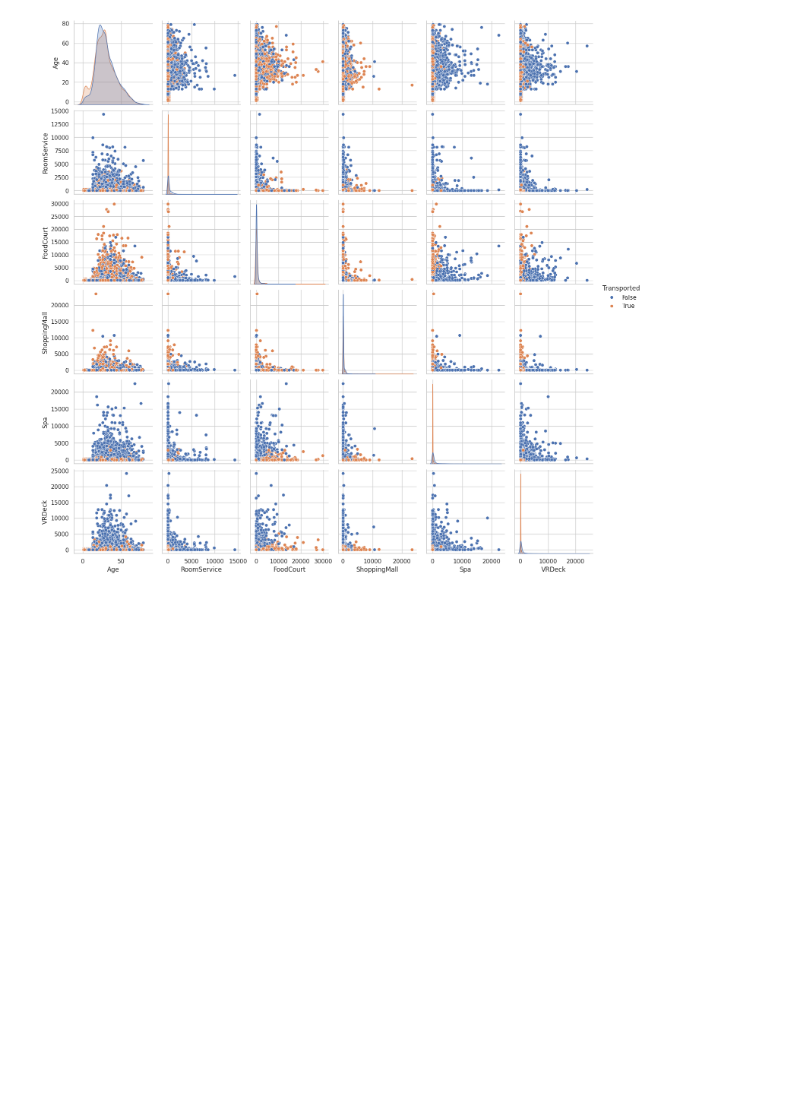
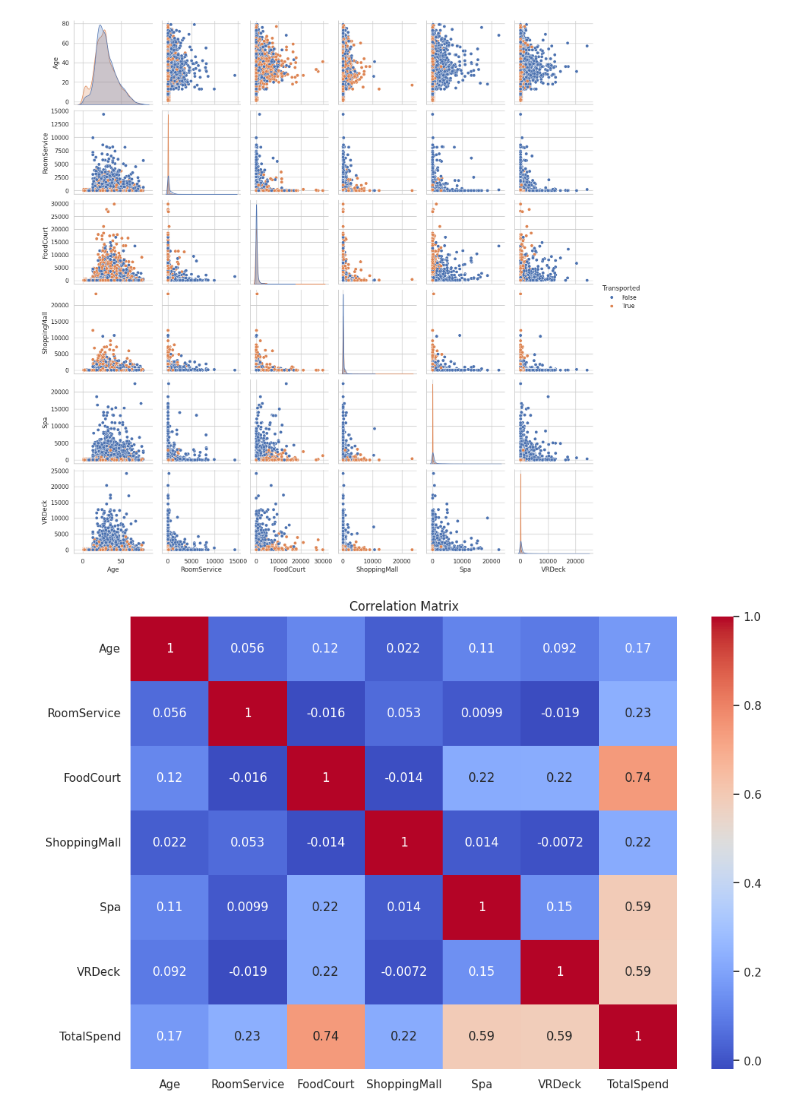
Before and after one commit to 7PAM2015-0509-2023-Group6/Kaggle-Challenge-Spaceship-Titanic-, a Jupyter notebook: Assignment2_kaggle.ipynb, the cells around one changed output. Saved outputs shown, nothing was run; the diff lists cells and outputs as text; code cells hidden in the pictures; blank space fills up the shorter version.

Commit message:
Checked the Nan Values and visualized the corelation

```diff
--- a/Assignment2_kaggle.ipynb
+++ b/Assignment2_kaggle.ipynb
@@ -413,3 +413,27 @@ sns.pairplot(train_df, hue='Transported', vars=numeric_features_space_tit)
 plt.show()
 # %% [output]
 [figure]
+# %%
+import pandas as pd
+import seaborn as sns
+import matplotlib.pyplot as plt
+
+# Create the new feature 'TotalSpend'
+train_df['TotalSpend'] = train_df['RoomService'] + train_df['FoodCourt'] + train_df['ShoppingMall'] + train_df['Spa'] + train_df['VRDeck']
+
+# Select only numeric columns for correlation matrix
+numeric_columns = train_df.select_dtypes(include=['number']).columns
+
+# Fill missing values in numeric columns with 0 (or another strategy you prefer)
+train_df[numeric_columns] = train_df[numeric_columns].fillna(0)
+
+# Calculate the correlation matrix
+correlation_matrix = train_df[numeric_columns].corr()
+
+# Plot the correlation matrix
+plt.figure(figsize=(12, 8))
+sns.heatmap(correlation_matrix, annot=True, cmap='coolwarm')
+plt.title('Correlation Matrix')
+plt.show()
+# %% [output]
+[figure, added]
```
